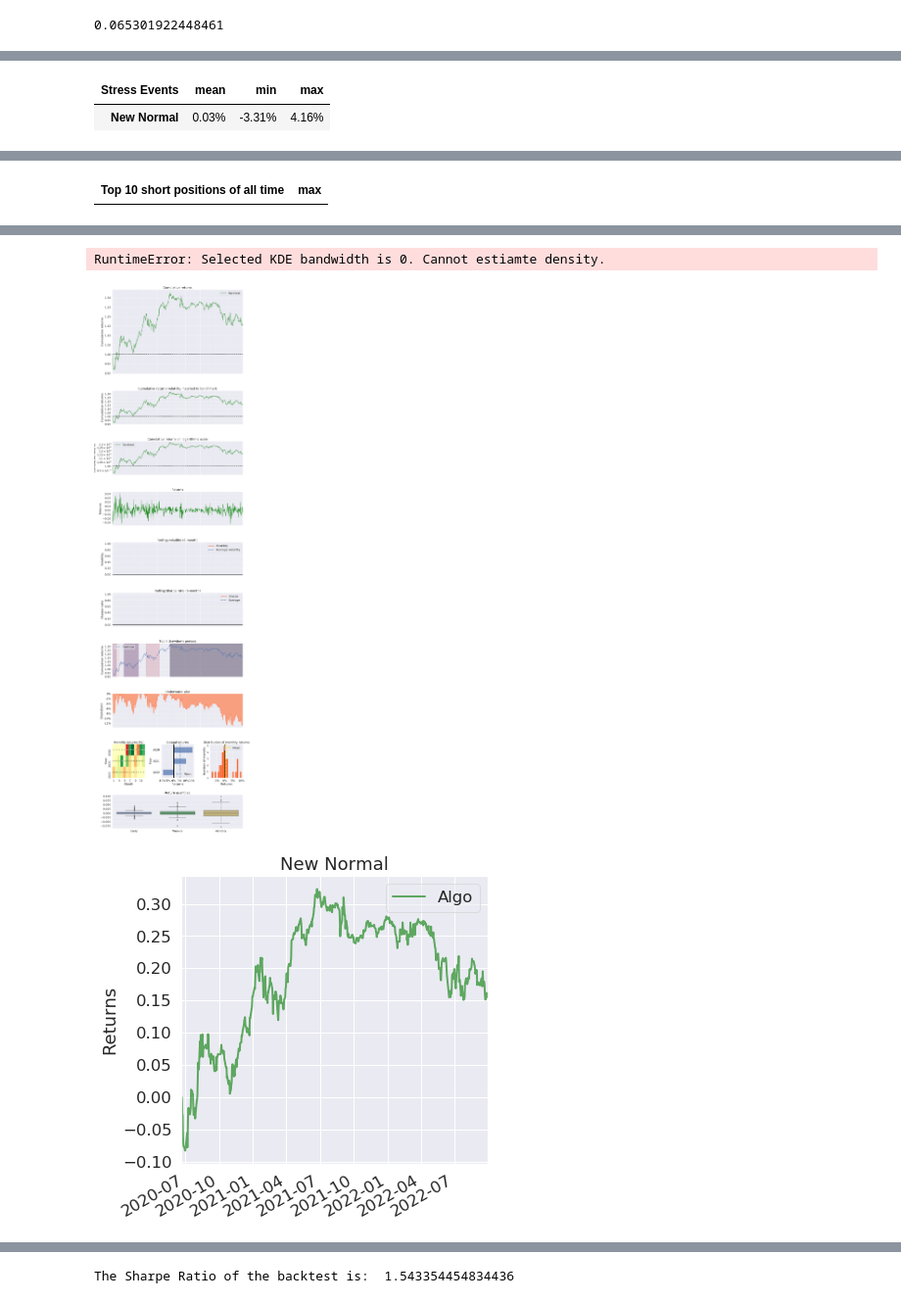
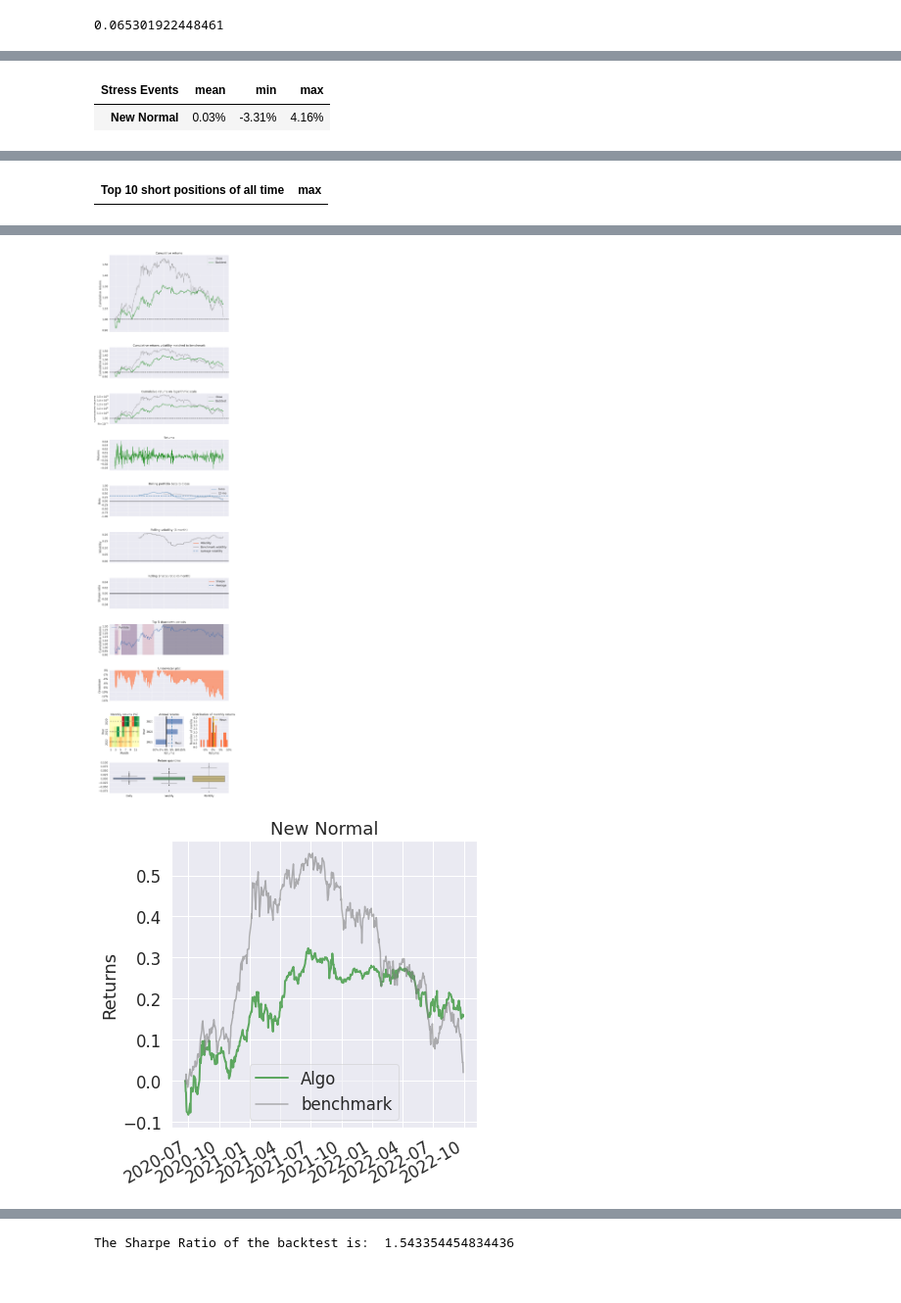
Before and after one commit to yjchoi-95/portfolio, a Jupyter notebook: ipynb/02. portfolio.ipynb, the cells around one changed output, grey strips where cells are left out. Shown at 98% size. Saved outputs shown, nothing was run; the diff lists cells and outputs as text; code cells hidden in the pictures.

```diff
--- a/ipynb/02. portfolio.ipynb
+++ b/ipynb/02. portfolio.ipynb
@@ -340,0 +360,16 @@ total_df = read_data(data_path + "total_df.xlsx")
+# %%
+start_date = '2020-05-23'
+start_date = pd.to_datetime(start_date, utc = True)
+
+snp_500 = fdr.DataReader('US500', start_date)['Close']
+kospi = fdr.DataReader('KS11', start_date)['Close']
+
+snp_500.index = pd.to_datetime(snp_500.index, utc = True)
+kospi.index = pd.to_datetime(kospi.index, utc = True)
+
+currency.Date = pd.to_datetime(currency.Date, utc = True)
+
+exchange = currency.loc[currency.Date.isin(snp_500.index)]['Close']
+exchange.index = snp_500.index
+
+snp_500 *= exchange
@@ -851,0 +896,3 @@ pf_positions.sum(axis = 1).plot()
+# %%
+snp_500 = snp_500.loc[snp_500.index.isin(pf_returns.index)]
+kospi = kospi.loc[kospi.index.isin(pf_returns.index)]
@@ -999,5 +1050,6 @@ row.
 pf.create_full_tear_sheet(pf_returns,
                           positions=pf_positions,
                           transactions=pf_transactions,
+                          benchmark_rets=kospi.pct_change(),
                           slippage=0.1)
 # %% [output]
@@ -1043,28 +1083,27 @@ row.
 | Stress Events | mean | min | max |
 | New Normal | 0.03% | -3.31% | 4.16% |
 | Top 10 long positions of all time | max |
 | 삼천리자전거 | 40.48% |
 | LG전자 | 32.56% |
 | KODEX 미국S&P500TR | 31.63% |
 | 고려신용정보 | 26.17% |
 | SK바이오사이언스 | 25.57% |
 | 애플 | 19.07% |
 | OCI | 18.25% |
 | KODEX 코스피TR | 16.99% |
 | 퀄컴 | 15.84% |
 | 카카오 | 14.27% |
 | Top 10 short positions of all time | max |
 | Top 10 positions of all time | max |
 | 삼천리자전거 | 40.48% |
 | LG전자 | 32.56% |
 | KODEX 미국S&P500TR | 31.63% |
 | 고려신용정보 | 26.17% |
 | SK바이오사이언스 | 25.57% |
 | 애플 | 19.07% |
 | OCI | 18.25% |
 | KODEX 코스피TR | 16.99% |
 | 퀄컴 | 15.84% |
 | 카카오 | 14.27% |
-RuntimeError: Selected KDE bandwidth is 0. Cannot estiamte density.
-[figure, old version]
+[figure, new version]
-[figure, old version]
+[figure, new version]
```
Also changed, not shown: parts of 25 cells of this notebook, 4 other files.
